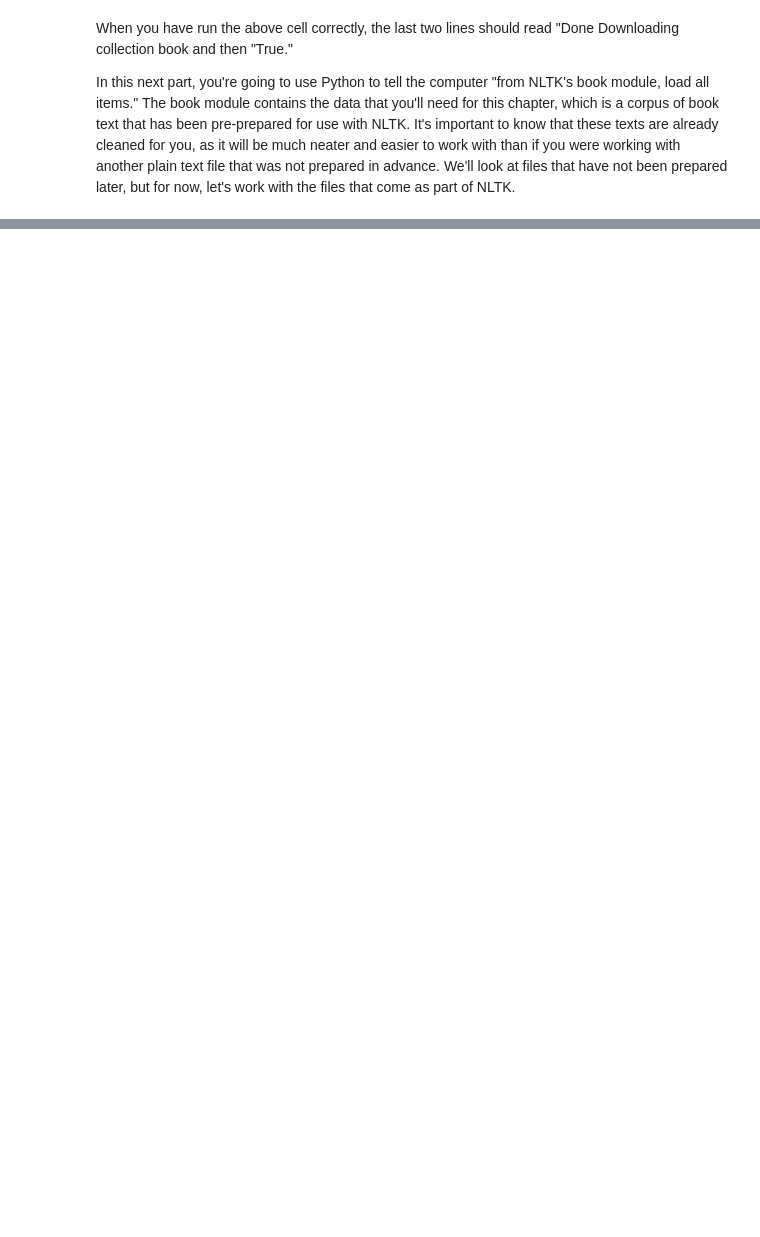
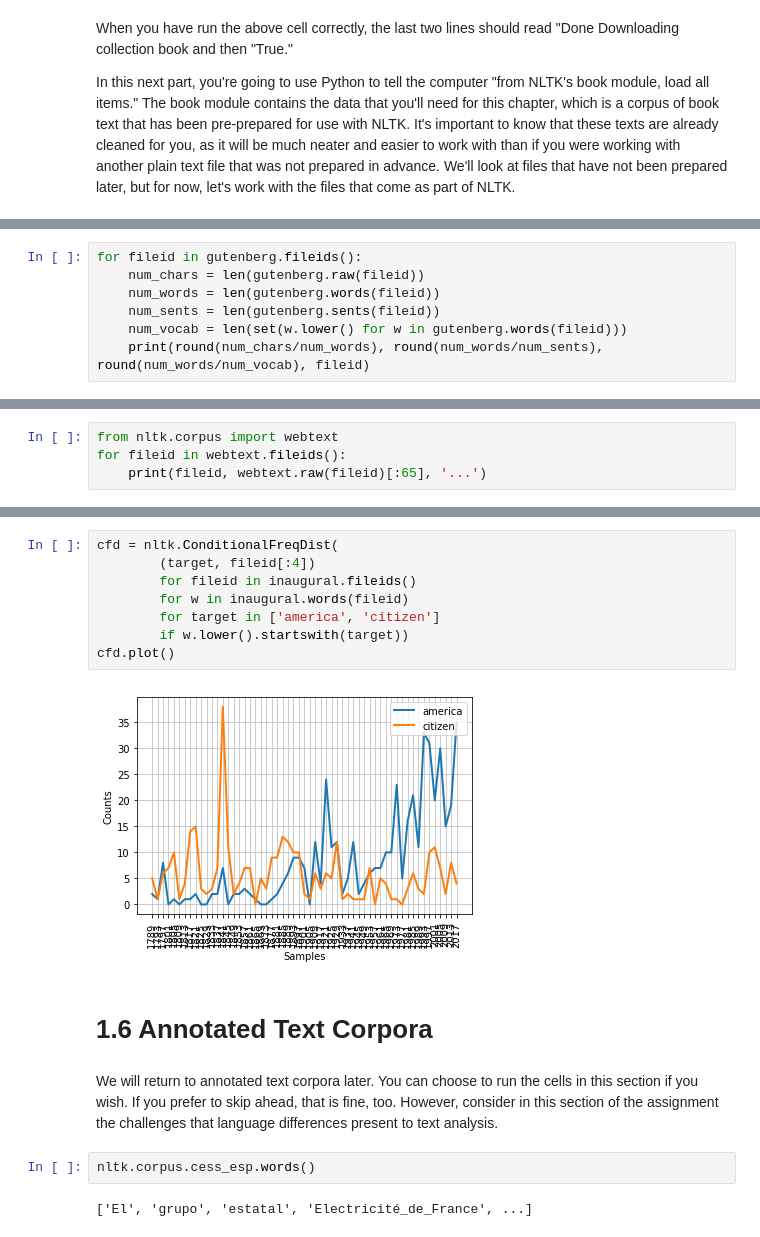
Before and after one commit to lmrhody/femethodsS23, a Jupyter notebook: Week3_notebook.ipynb, the cells around one changed output, grey strips where cells are left out. Cells and saved outputs as stored; diff of their text form; blank space fills up the shorter version.

```diff
--- a/Week3_notebook.ipynb
+++ b/Week3_notebook.ipynb
@@ -456,0 +254,7 @@ From this we see that the most frequent word length is 3, and that words of leng
+# %%
+for fileid in gutenberg.fileids():
+    num_chars = len(gutenberg.raw(fileid))
+    num_words = len(gutenberg.words(fileid))
+    num_sents = len(gutenberg.sents(fileid))
+    num_vocab = len(set(w.lower() for w in gutenberg.words(fileid)))
+    print(round(num_chars/num_words), round(num_words/num_sents), round(num_words/num_vocab), fileid)
@@ -456,0 +287,4 @@ From this we see that the most frequent word length is 3, and that words of leng
+# %%
+from nltk.corpus import webtext
+for fileid in webtext.fileids():
+    print(fileid, webtext.raw(fileid)[:65], '...')
@@ -456,0 +459,18 @@ From this we see that the most frequent word length is 3, and that words of leng
+# %%
+cfd = nltk.ConditionalFreqDist(
+        (target, fileid[:4])
+        for fileid in inaugural.fileids()
+        for w in inaugural.words(fileid)
+        for target in ['america', 'citizen']
+        if w.lower().startswith(target))
+cfd.plot()
+# %% [output]
+[figure, added]
+# %% [markdown]
+# 1.6 Annotated Text Corpora
+# %% [markdown]
+We will return to annotated text corpora later. You can choose to run the cells in this section if you wish. If you prefer to skip ahead, that is fine, too. However, consider in this section of the assignment the challenges that language differences present to text analysis.
+# %%
+nltk.corpus.cess_esp.words()
+# %% [output]
+['El', 'grupo', 'estatal', 'Electricité_de_France', ...]
```
Also changed, not shown: parts of 217 cells of this notebook.
